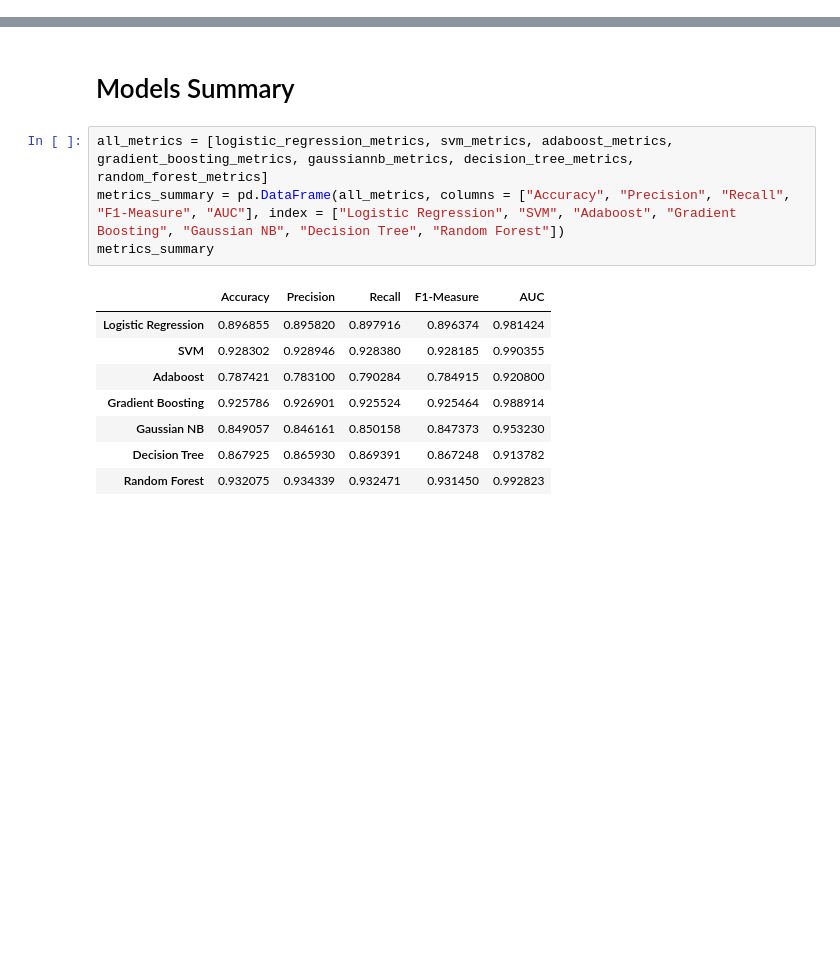
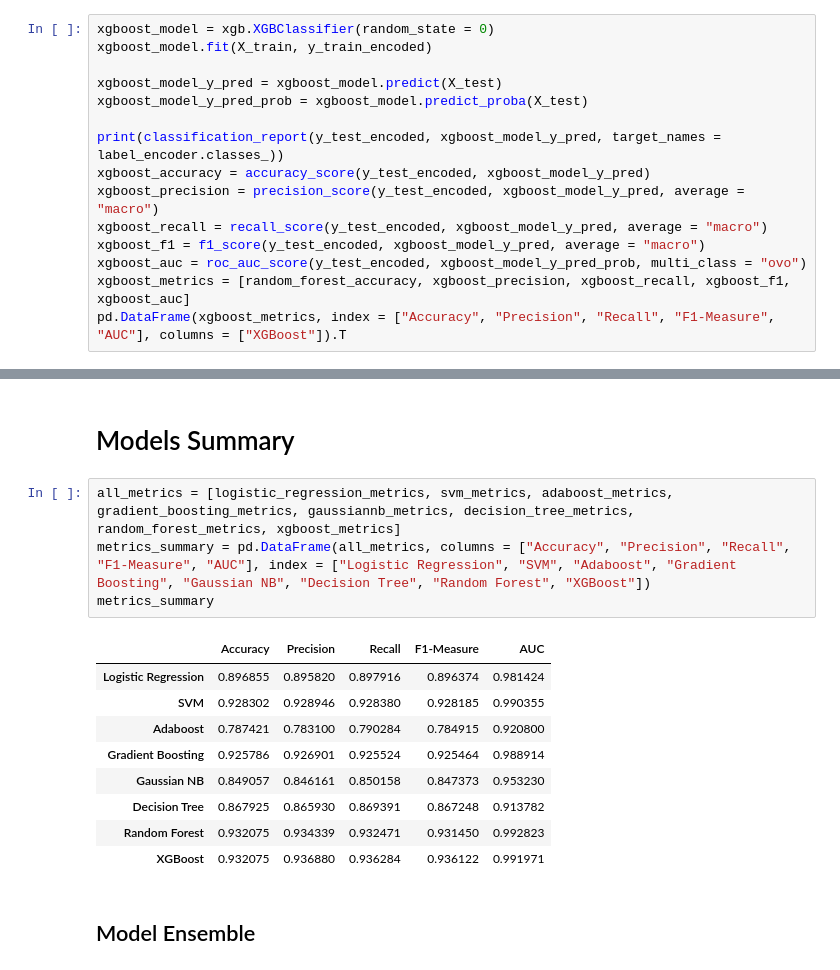
Before and after one commit to Geraldworks/BT4222, a Jupyter notebook: traditional_models_bag_difficult.ipynb, the cells around one changed output, grey strips where cells are left out. Saved outputs shown, nothing was run; the diff lists cells and outputs as text; blank space fills up the shorter version.

```diff
--- a/traditional_models_bag_difficult.ipynb
+++ b/traditional_models_bag_difficult.ipynb
@@ -275,0 +280,15 @@ software+engineer       0.88      0.94      0.91       211
+# %%
+xgboost_model = xgb.XGBClassifier(random_state = 0)
+xgboost_model.fit(X_train, y_train_encoded)
+
+xgboost_model_y_pred = xgboost_model.predict(X_test)
+xgboost_model_y_pred_prob = xgboost_model.predict_proba(X_test)
+
+print(classification_report(y_test_encoded, xgboost_model_y_pred, target_names = label_encoder.classes_))
+xgboost_accuracy = accuracy_score(y_test_encoded, xgboost_model_y_pred)
+xgboost_precision = precision_score(y_test_encoded, xgboost_model_y_pred, average = "macro")
+xgboost_recall = recall_score(y_test_encoded, xgboost_model_y_pred, average = "macro")
+xgboost_f1 = f1_score(y_test_encoded, xgboost_model_y_pred, average = "macro")
+xgboost_auc = roc_auc_score(y_test_encoded, xgboost_model_y_pred_prob, multi_class = "ovo")
+xgboost_metrics = [random_forest_accuracy, xgboost_precision, xgboost_recall, xgboost_f1, xgboost_auc]
+pd.DataFrame(xgboost_metrics, index = ["Accuracy", "Precision", "Recall", "F1-Measure", "AUC"], columns = ["XGBoost"]).T
@@ -276,15 +308,18 @@ software+engineer       0.88      0.94      0.91       211
 # %% [markdown]
 # Models Summary
 # %%
-all_metrics = [logistic_regression_metrics, svm_metrics, adaboost_metrics, gradient_boosting_metrics, gaussiannb_metrics, decision_tree_metrics, random_forest_metrics]
-metrics_summary = pd.DataFrame(all_metrics, columns = ["Accuracy", "Precision", "Recall", "F1-Measure", "AUC"], index = ["Logistic Regression", "SVM", "Adaboost", "Gradient Boosting", "Gaussian NB", "Decision Tree", "Random Forest"])
+all_metrics = [logistic_regression_metrics, svm_metrics, adaboost_metrics, gradient_boosting_metrics, gaussiannb_metrics, decision_tree_metrics, random_forest_metrics, xgboost_metrics]
+metrics_summary = pd.DataFrame(all_metrics, columns = ["Accuracy", "Precision", "Recall", "F1-Measure", "AUC"], index = ["Logistic Regression", "SVM", "Adaboost", "Gradient Boosting", "Gaussian NB", "Decision Tree", "Random Forest", "XGBoost"])
 metrics_summary
 # %% [output]
 |  | Accuracy | Precision | Recall | F1-Measure | AUC |
 | Logistic Regression | 0.896855 | 0.895820 | 0.897916 | 0.896374 | 0.981424 |
 | SVM | 0.928302 | 0.928946 | 0.928380 | 0.928185 | 0.990355 |
 | Adaboost | 0.787421 | 0.783100 | 0.790284 | 0.784915 | 0.920800 |
 | Gradient Boosting | 0.925786 | 0.926901 | 0.925524 | 0.925464 | 0.988914 |
 | Gaussian NB | 0.849057 | 0.846161 | 0.850158 | 0.847373 | 0.953230 |
 | Decision Tree | 0.867925 | 0.865930 | 0.869391 | 0.867248 | 0.913782 |
 | Random Forest | 0.932075 | 0.934339 | 0.932471 | 0.931450 | 0.992823 |
+| XGBoost | 0.932075 | 0.936880 | 0.936284 | 0.936122 | 0.991971 |
+# %% [markdown]
+## Model Ensemble
```
Also changed, not shown: parts of 9 cells of this notebook, 5 other files.
